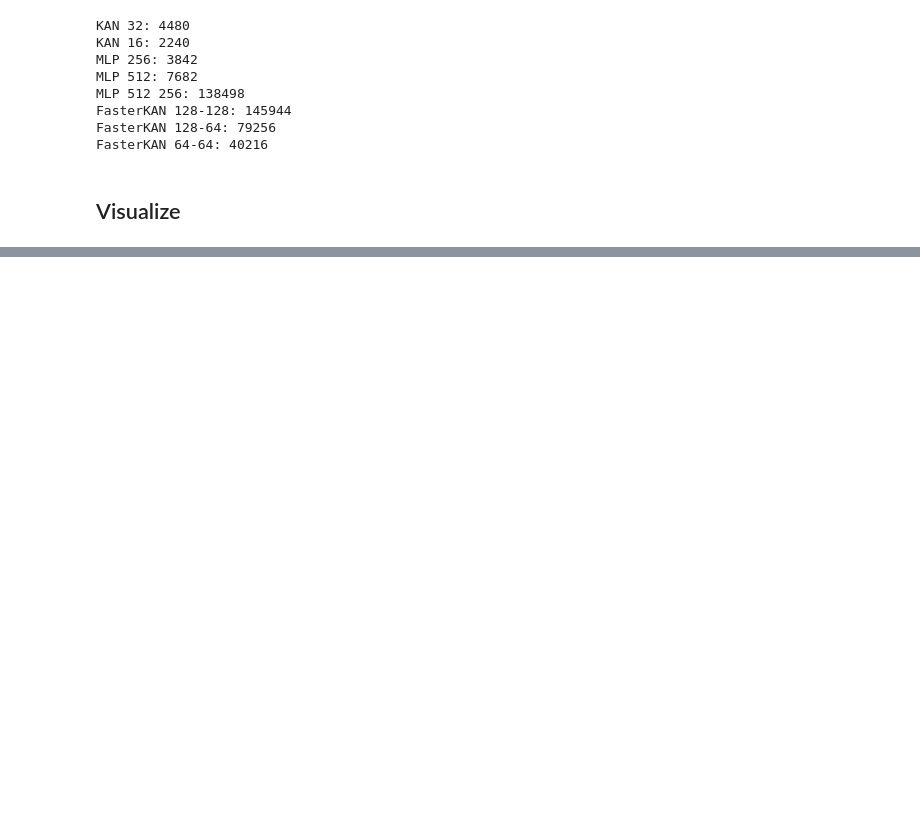
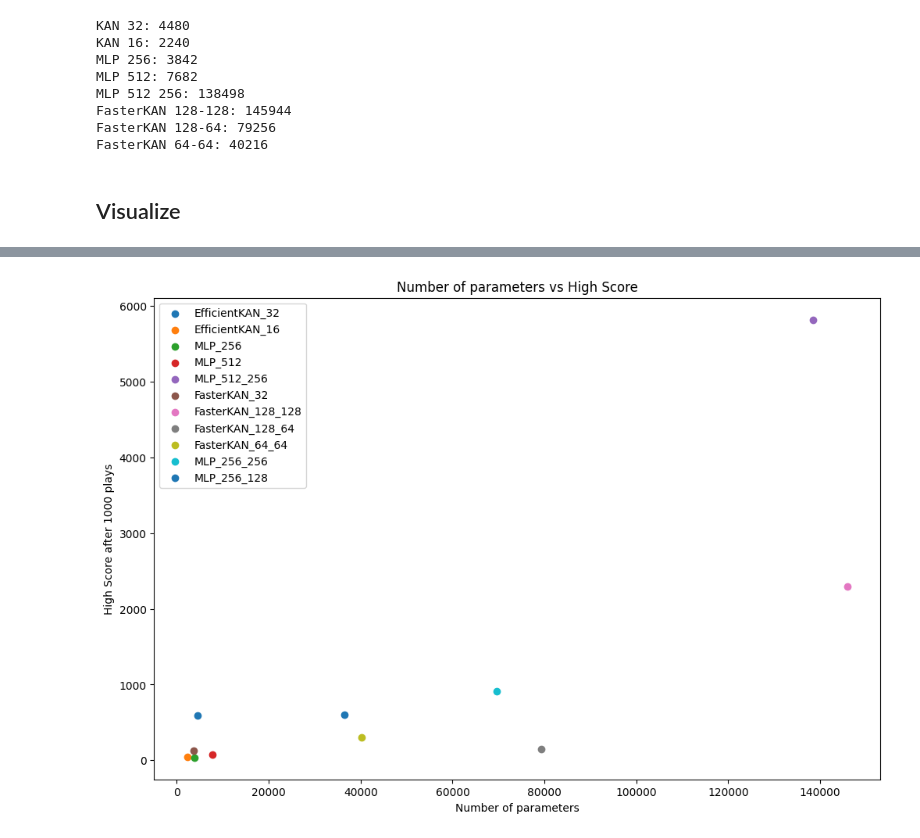
Before and after one commit to andythetechnerd03/KAN-It-Play-Flappy-Bird, a Jupyter notebook: test.ipynb, the cells around one changed output, grey strips where cells are left out. Cells and saved outputs as stored; diff of their text form; code cells hidden in the pictures; blank space fills up the shorter version.

```diff
--- a/test.ipynb
+++ b/test.ipynb
@@ -43,0 +96,32 @@ FasterKAN 64-64: 40216
+# %%
+from src.kan.kan import KAN, KANLinear
+from src.kan.fasterkan import FasterKAN
+import torch
+from torch import nn
+from time import time
+import pandas as pd
+import matplotlib.pyplot as plt
+import matplotlib
+
+# use gui backend for matplotlib
+matplotlib.use(matplotlib.get_backend())
+
+def num_params(model): return sum(p.numel() for p in model.parameters() if p.requires_grad)
+
+params_mlp_512_256 = num_params(nn.Sequential(nn.Linear(12,512), nn.ReLU(), nn.Linear(512,256), nn.ReLU(), nn.Linear(256,2)))
+params_mlp_256_256 = num_params(nn.Sequential(nn.Linear(12,256), nn.ReLU(), nn.Linear(256,256), nn.ReLU(), nn.Linear(256,2)))
+params_mlp_256_128 = num_params(nn.Sequential(nn.Linear(12,256), nn.ReLU(), nn.Linear(256,128), nn.ReLU(), nn.Linear(128,2)))
+params_mlp_512 = num_params(nn.Sequential(nn.Linear(12,512), nn.ReLU(), nn.Linear(512,2)))
+params_mlp_256 = num_params(nn.Sequential(nn.Linear(12,256), nn.ReLU(), nn.Linear(256,2)))
+params_fasterkan_128_128 = num_params(FasterKAN([12,128,128,2]))
+params_fasterkan_128_64 = num_params(FasterKAN([12,128,64,2]))
+params_fasterkan_64_64 = num_params(FasterKAN([12,64,64,2]))
+params_fasterkan_32 = num_params(FasterKAN([12,32,2]))
+params_effkan_32 = num_params(KAN([12,32,2]))
+params_effkan_16 = num_params(KAN([12,16,2]))
+
+keys = list(scores_dict.keys())
+values = [params_effkan_32, params_effkan_16, params_mlp_256, params_mlp_512, params_mlp_512_256, params_fasterkan_32, params_fasterkan_128_128, params_fasterkan_128_64,
+          params_fasterkan_64_64, params_mlp_256_256, params_mlp_256_128]
+params_dict = {i:j for i,j in zip(keys,values)}
+params_dict
@@ -44,3 +140,17 @@ FasterKAN 64-64: 40216
+# %%
+# Convert to numpy array
+import numpy as np
+# Scatter plot of number of parameters vs high score, color each model differently
+plt.figure(figsize=(12,8))
+for k in list(scores_dict.keys()) :
+    plt.scatter(params_dict[k],max(scores_dict[k]),label=k)
+plt.legend()
+plt.xlabel("Number of parameters")
+plt.ylabel("High Score after 1000 plays")
+plt.title("Number of parameters vs High Score")
+plt.savefig("results/num_params_vs_high_score.pdf")
+# %% [output]
+[figure, added]
 # %%
 import pandas as pd
 
```
Also changed, not shown: parts of 18 cells of this notebook, 6 other files.
